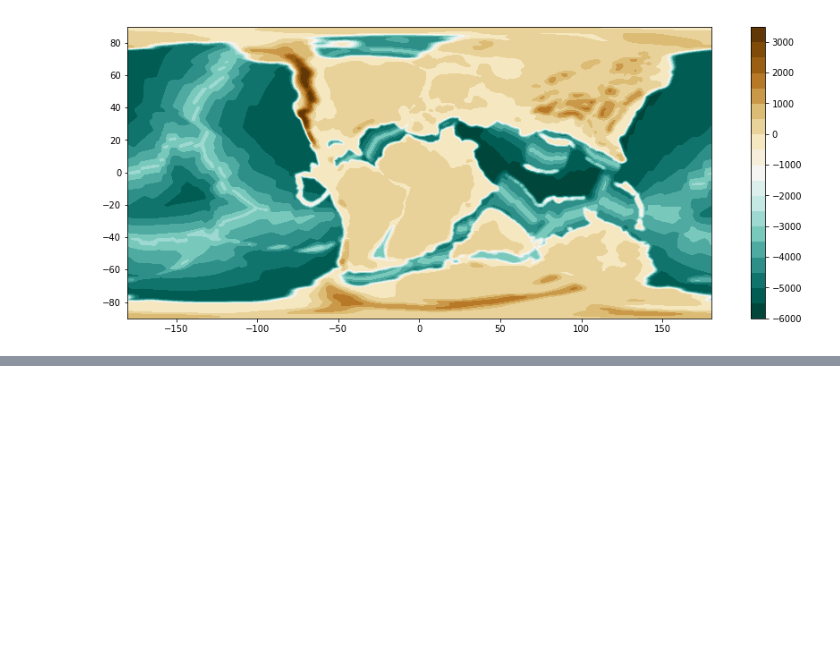
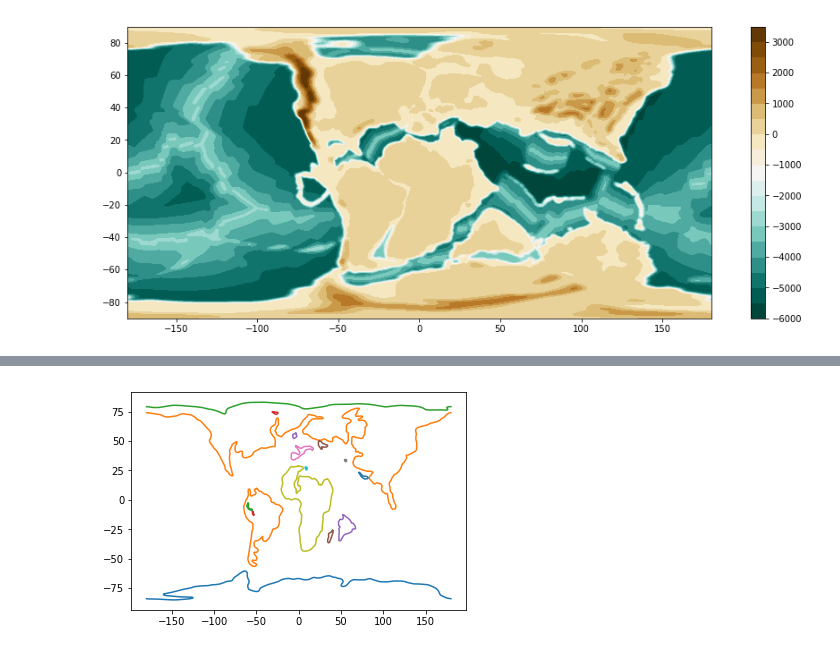
Before and after one commit to siwill22/paleotopography, a Jupyter notebook: dev/extract_contours.ipynb, the cells around one changed output, grey strips where cells are left out. Drawn from its saved outputs; the diff is of its cells as text; code cells hidden in the pictures; blank space fills up the shorter version.

```diff
--- a/dev/extract_contours.ipynb
+++ b/dev/extract_contours.ipynb
@@ -41,0 +62,19 @@ pygplates.FeatureCollection(polygon_list).write('paleoshorelines_M2016.gpmlz')
+# %%
+f = open('./contour_C.txt', 'r')
+
+polygons = []
+contourlist = []
+for line in f:
+    if line[0] == '>':
+        if len(contourlist)>0:
+            polygons.append(contourlist)
+        contourlist = []
+    else:
+        line = line.split()
+        contourlist.append([float(j) for j in line])
+        #break
+
+for p in polygons:
+    plt.plot(zip(*p)[0],zip(*p)[1])
+# %% [output]
+[figure, added]
```
Also changed, not shown: parts of 1 cell of this notebook, 2 other files.
